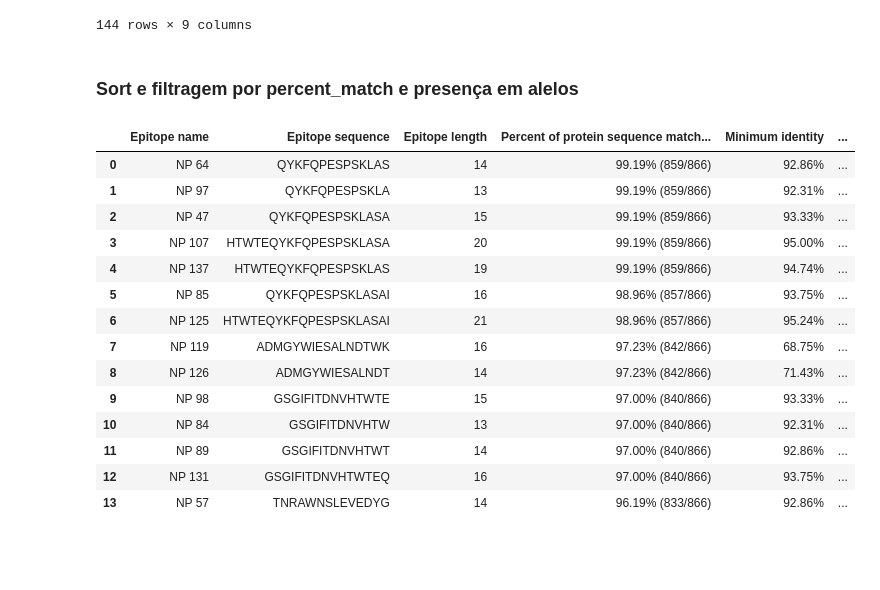
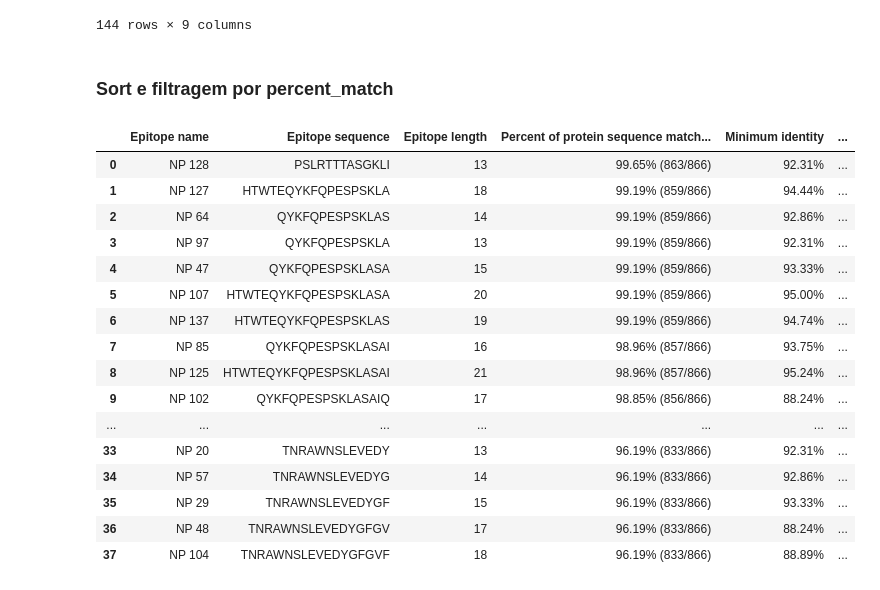
Before and after one commit to BuBitt/PIBIC-2026-DENV, a Jupyter notebook: Dados/DENV2/Epitopos/TCELL2_filter.ipynb, the cells around one changed output. Saved outputs shown, nothing was run; the diff lists cells and outputs as text; code cells hidden in the pictures; blank space fills up the shorter version.

```diff
--- a/Dados/DENV2/Epitopos/TCELL2_filter.ipynb
+++ b/Dados/DENV2/Epitopos/TCELL2_filter.ipynb
@@ -206,5 +255,3 @@ conservacy_result
 | 142 | NP 143 | TRLENLMWKQITP | 13 | 96.88% (839/866) | 69.23% | ... |
 | 143 | NP 144 | EDYGFGVFTTNIWLKLK | 17 | 58.31% (505/866) | 88.24% | ... |
 144 rows × 9 columns
-# %% [markdown]
-### Sort e filtragem por percent_match e presença em alelos
@@ -215,32 +258,33 @@ filtarar_por_qte_de_alelos = 5
-# %%
-# Filtro do Percent match
-conservacy_result_filtered = (
-    conservacy_result[conservacy_result["percent_match"] >= percent_match_minimo]
-    .sort_values(
-            by="percent_match",
-            ascending=False
-        )
-    ).reset_index(drop=True)
-
-# Filtro do número de alelos
-qte_de_alelos_result_filtered = conservacy_result_filtered[
-    conservacy_result_filtered["qte_de_alelos"] >= filtarar_por_qte_de_alelos
-].reset_index(drop=True)
-
-qte_de_alelos_result_filtered
-# %% [output]
-|  | Epitope name | Epitope sequence | Epitope length | Percent of protein sequence match... | Minimum identity | ... |
-| 0 | NP 64 | QYKFQPESPSKLAS | 14 | 99.19% (859/866) | 92.86% | ... |
-| 1 | NP 97 | QYKFQPESPSKLA | 13 | 99.19% (859/866) | 92.31% | ... |
-| 2 | NP 47 | QYKFQPESPSKLASA | 15 | 99.19% (859/866) | 93.33% | ... |
-| 3 | NP 107 | HTWTEQYKFQPESPSKLASA | 20 | 99.19% (859/866) | 95.00% | ... |
-| 4 | NP 137 | HTWTEQYKFQPESPSKLAS | 19 | 99.19% (859/866) | 94.74% | ... |
-| 5 | NP 85 | QYKFQPESPSKLASAI | 16 | 98.96% (857/866) | 93.75% | ... |
-| 6 | NP 125 | HTWTEQYKFQPESPSKLASAI | 21 | 98.96% (857/866) | 95.24% | ... |
-| 7 | NP 119 | ADMGYWIESALNDTWK | 16 | 97.23% (842/866) | 68.75% | ... |
-| 8 | NP 126 | ADMGYWIESALNDT | 14 | 97.23% (842/866) | 71.43% | ... |
-| 9 | NP 98 | GSGIFITDNVHTWTE | 15 | 97.00% (840/866) | 93.33% | ... |
-| 10 | NP 84 | GSGIFITDNVHTW | 13 | 97.00% (840/866) | 92.31% | ... |
-| 11 | NP 89 | GSGIFITDNVHTWT | 14 | 97.00% (840/866) | 92.86% | ... |
-| 12 | NP 131 | GSGIFITDNVHTWTEQ | 16 | 97.00% (840/866) | 93.75% | ... |
-| 13 | NP 57 | TNRAWNSLEVEDYG | 14 | 96.19% (833/866) | 92.86% | ... |
+# %% [markdown]
+### Sort e filtragem por percent_match
+# %%
+percent_match_minimo = parametros.percent_match_minimo_tcc2
+# %%
+# Filtro do Percent match
+conservacy_result_filtered = (
+    conservacy_result[conservacy_result["percent_match"] >= percent_match_minimo]
+    .sort_values(
+            by="percent_match",
+            ascending=False
+        )
+    ).reset_index(drop=True)
+
+conservacy_result_filtered
+# %% [output]
+|  | Epitope name | Epitope sequence | Epitope length | Percent of protein sequence match... | Minimum identity | ... |
+| 0 | NP 128 | PSLRTTTASGKLI | 13 | 99.65% (863/866) | 92.31% | ... |
+| 1 | NP 127 | HTWTEQYKFQPESPSKLA | 18 | 99.19% (859/866) | 94.44% | ... |
+| 2 | NP 64 | QYKFQPESPSKLAS | 14 | 99.19% (859/866) | 92.86% | ... |
+| 3 | NP 97 | QYKFQPESPSKLA | 13 | 99.19% (859/866) | 92.31% | ... |
+| 4 | NP 47 | QYKFQPESPSKLASA | 15 | 99.19% (859/866) | 93.33% | ... |
+| 5 | NP 107 | HTWTEQYKFQPESPSKLASA | 20 | 99.19% (859/866) | 95.00% | ... |
+| 6 | NP 137 | HTWTEQYKFQPESPSKLAS | 19 | 99.19% (859/866) | 94.74% | ... |
+| 7 | NP 85 | QYKFQPESPSKLASAI | 16 | 98.96% (857/866) | 93.75% | ... |
+| 8 | NP 125 | HTWTEQYKFQPESPSKLASAI | 21 | 98.96% (857/866) | 95.24% | ... |
+| 9 | NP 102 | QYKFQPESPSKLASAIQ | 17 | 98.85% (856/866) | 88.24% | ... |
+| ... | ... | ... | ... | ... | ... | ... |
+| 33 | NP 20 | TNRAWNSLEVEDY | 13 | 96.19% (833/866) | 92.31% | ... |
+| 34 | NP 57 | TNRAWNSLEVEDYG | 14 | 96.19% (833/866) | 92.86% | ... |
+| 35 | NP 29 | TNRAWNSLEVEDYGF | 15 | 96.19% (833/866) | 93.33% | ... |
+| 36 | NP 48 | TNRAWNSLEVEDYGFGV | 17 | 96.19% (833/866) | 88.24% | ... |
+| 37 | NP 104 | TNRAWNSLEVEDYGFGVF | 18 | 96.19% (833/866) | 88.89% | ... |
```
Also changed, not shown: parts of 14 cells of this notebook, 12 other files.
